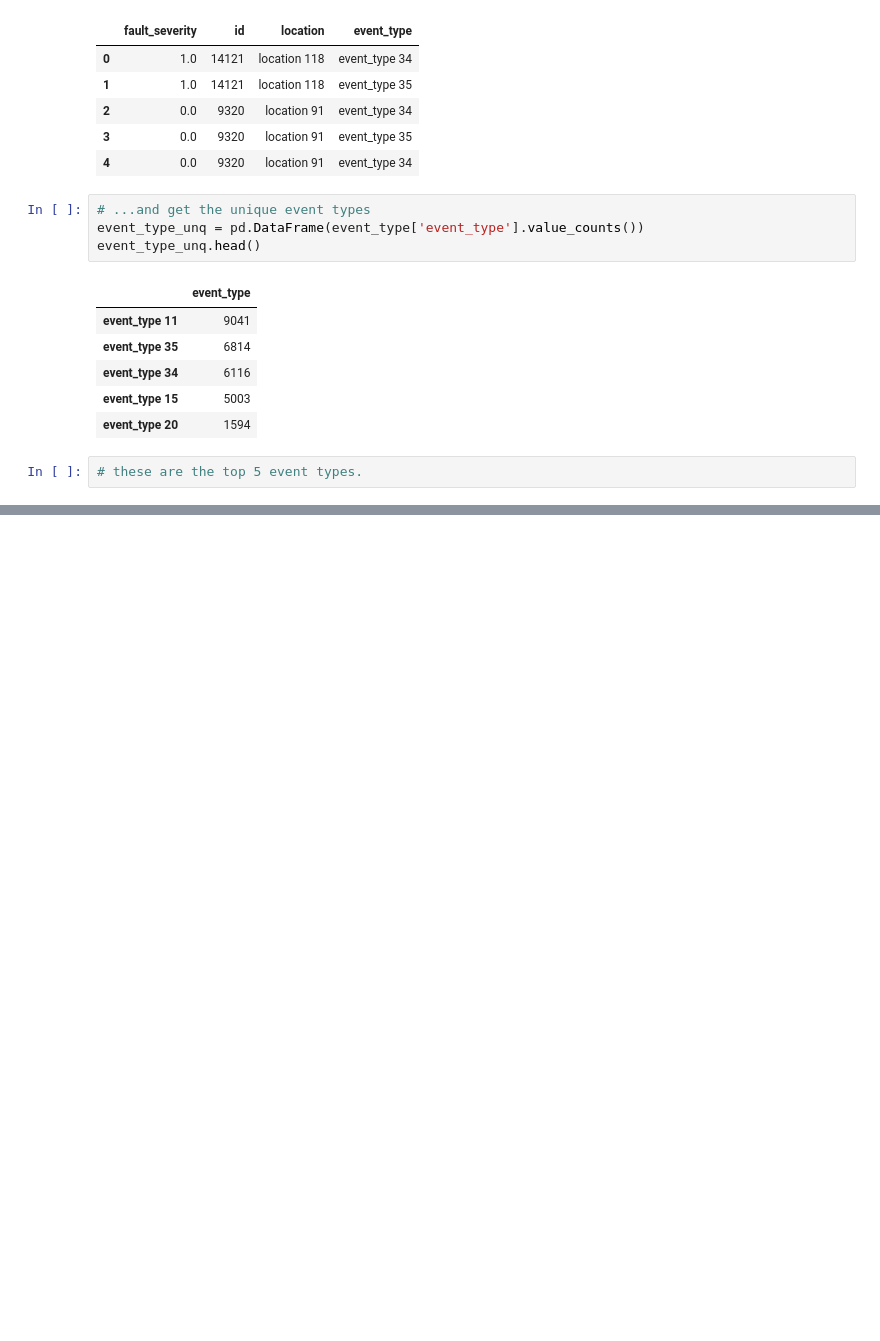
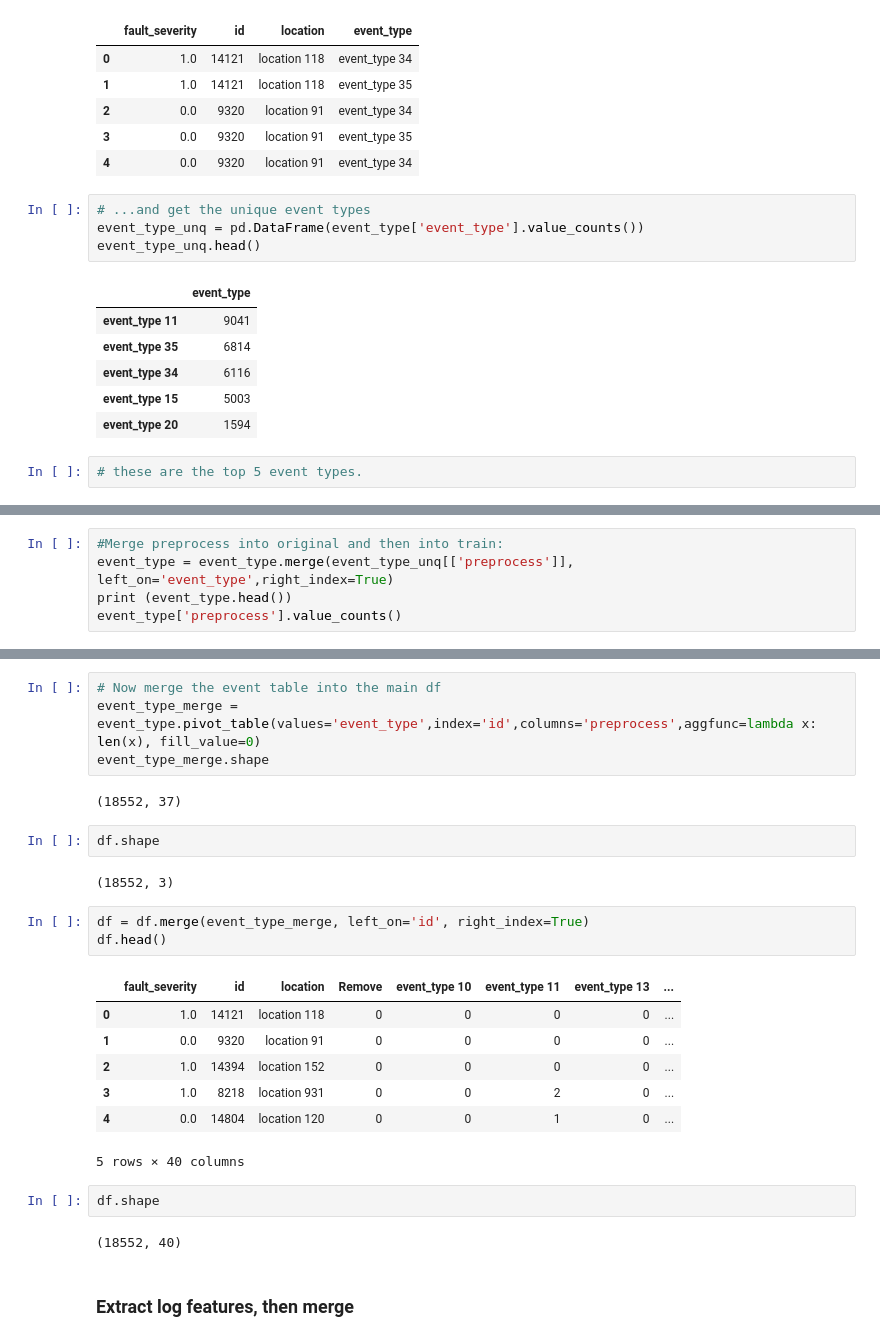
Before and after one commit to noguano/dsi_capstone, a Jupyter notebook: DSI US -5 ATX Capstone.ipynb, the cells around one changed output, grey strips where cells are left out. Cells and saved outputs as stored; diff of their text form; blank space fills up the shorter version.

```diff
--- a/DSI US -5 ATX Capstone.ipynb
+++ b/DSI US -5 ATX Capstone.ipynb
@@ -216,0 +253,5 @@ event_type[event_type.isnull().any(axis=1)]
+# %%
+#Merge preprocess into original and then into train:
+event_type = event_type.merge(event_type_unq[['preprocess']], left_on='event_type',right_index=True)
+print (event_type.head())
+event_type['preprocess'].value_counts()
@@ -216,0 +282,27 @@ event_type[event_type.isnull().any(axis=1)]
+# %%
+# Now merge the event table into the main df
+event_type_merge = event_type.pivot_table(values='event_type',index='id',columns='preprocess',aggfunc=lambda x: len(x), fill_value=0)
+event_type_merge.shape
+# %% [output]
+(18552, 37)
+# %%
+df.shape
+# %% [output]
+(18552, 3)
+# %%
+df = df.merge(event_type_merge, left_on='id', right_index=True)
+df.head()
+# %% [output]
+|  | fault_severity | id | location | Remove | event_type 10 | event_type 11 | event_type 13 | ... |
+| 0 | 1.0 | 14121 | location 118 | 0 | 0 | 0 | 0 | ... |
+| 1 | 0.0 | 9320 | location 91 | 0 | 0 | 0 | 0 | ... |
+| 2 | 1.0 | 14394 | location 152 | 0 | 0 | 0 | 0 | ... |
+| 3 | 1.0 | 8218 | location 931 | 0 | 0 | 2 | 0 | ... |
+| 4 | 0.0 | 14804 | location 120 | 0 | 0 | 1 | 0 | ... |
+5 rows × 40 columns
+# %%
+df.shape
+# %% [output]
+(18552, 40)
+# %% [markdown]
+### Extract log features, then merge
```
Also changed, not shown: parts of 14 cells of this notebook.
